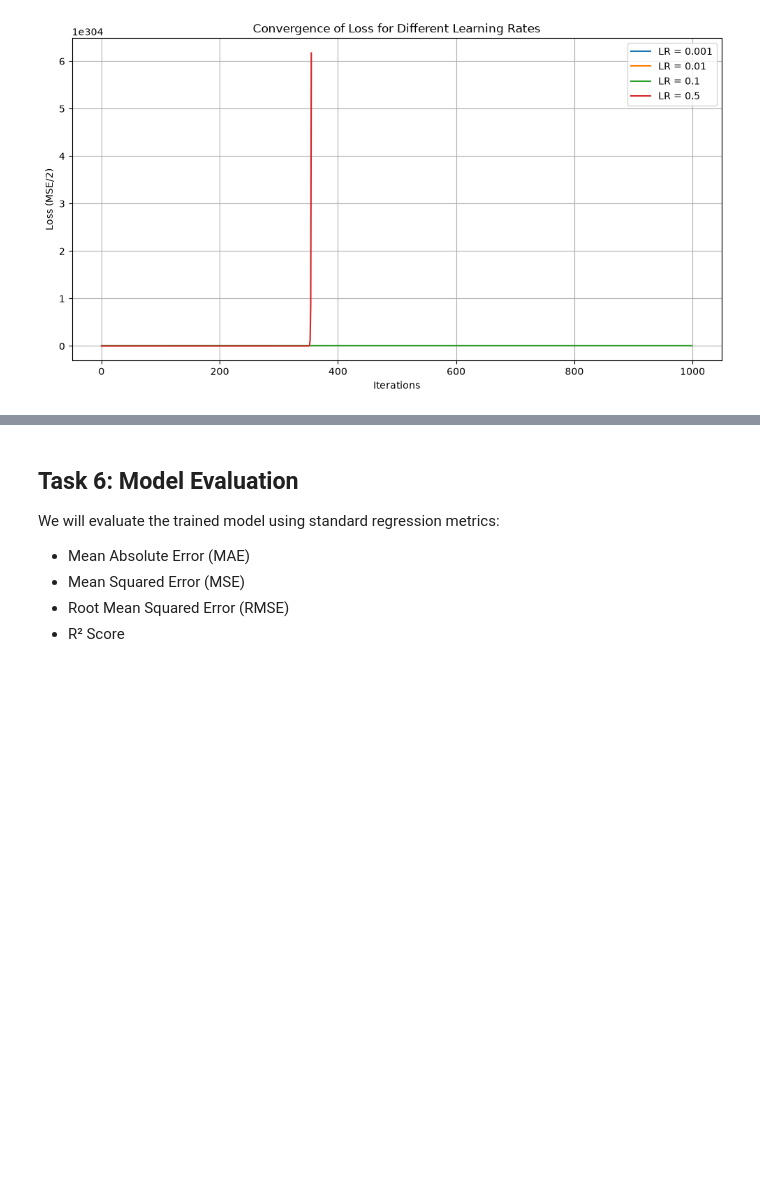
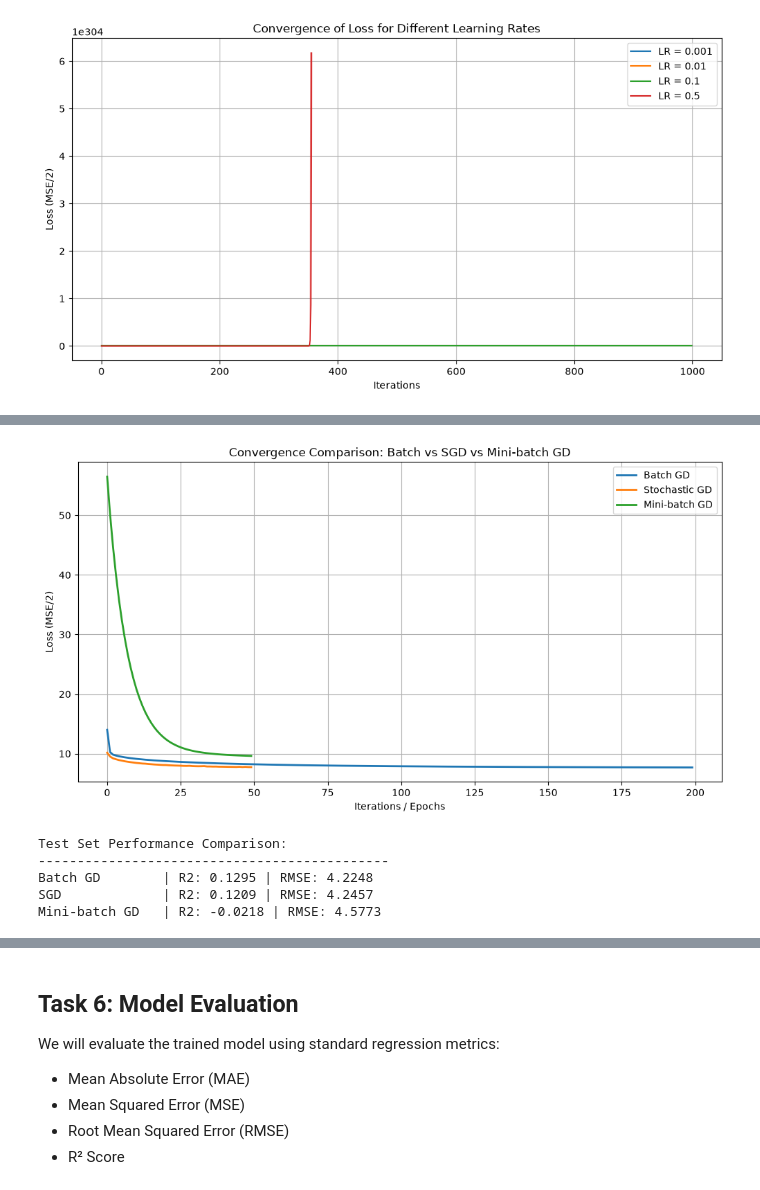
Before and after one commit to K1NGS1LVER/MCA_machine_learning, a Jupyter notebook: lab5/lab5_executed.ipynb, the cells around one changed output, grey strips where cells are left out. Drawn from its saved outputs; the diff is of its cells as text; code cells hidden in the pictures; blank space fills up the shorter version.

```diff
--- a/lab5/lab5_executed.ipynb
+++ b/lab5/lab5_executed.ipynb
@@ -122,9 +194,10 @@ Target: G3
 ## Task 3: Split Dataset into Training and Testing Sets
 We will use 80% for training and 20% for testing.
 # %%
-X = df[features]
-y = df[target]
+X = df_clean[features]
+y = df_clean[target]
 
+# 80/20 split to evaluate how well model generalizes
 X_train, X_test, y_train, y_test = train_test_split(X, y, test_size=0.2, random_state=42)
 
 print(f"Training set shape: {X_train.shape}")
@@ -148,6 +221,7 @@ class LinearRegressionGD:
         self.loss_history = []
 
     def _compute_loss(self, X, y):
+        """MSE/2 loss - the 1/2 cancels with the exponent derivative"""
         n = len(y)
         predictions = X.dot(self.weights) + self.bias
         loss = (1 / (2 * n)) * np.sum((predictions - y) ** 2)
@@ -245,0 +400,42 @@ plt.show()
+# %%
+# Select best LR from Task 5
+best_lr = min(models.keys(), key=lambda lr: models[lr].loss_history[-1])
+
+# Train all three variants
+batch_gd = LinearRegressionGD(learning_rate=best_lr, n_iterations=200)
+batch_gd.fit(X_train_processed, y_train.values)
+
+# SGD/Mini-batch need lower LR since they see less data per update
+sgd = StochasticLinearRegressionGD(learning_rate=0.001, n_epochs=50)
+sgd.fit(X_train_processed, y_train.values)
+
+minibatch_gd = MiniBatchLinearRegressionGD(learning_rate=0.001, n_epochs=50, batch_size=32)
+minibatch_gd.fit(X_train_processed, y_train.values)
+
+# Plot convergence comparison
+plt.figure(figsize=(12, 6))
+plt.plot(batch_gd.loss_history, label="Batch GD", linewidth=2)
+plt.plot(sgd.loss_history, label="Stochastic GD", linewidth=2)
+plt.plot(minibatch_gd.loss_history, label="Mini-batch GD", linewidth=2)
+plt.xlabel("Iterations / Epochs")
+plt.ylabel("Loss (MSE/2)")
+plt.title("Convergence Comparison: Batch vs SGD vs Mini-batch GD")
+plt.legend()
+plt.grid(True)
+plt.show()
+
+# Compare final metrics on test set
+print("\nTest Set Performance Comparison:")
+print("-" * 45)
+for name, model in [("Batch GD", batch_gd), ("SGD", sgd), ("Mini-batch GD", minibatch_gd)]:
+    y_pred = model.predict(X_test_processed)
+    r2 = r2_score(y_test, y_pred)
+    rmse = np.sqrt(mean_squared_error(y_test, y_pred))
+    print(f"{name:15s} | R2: {r2:.4f} | RMSE: {rmse:.4f}")
+# %% [output]
+[figure, added]
+Test Set Performance Comparison:
+---------------------------------------------
+Batch GD        | R2: 0.1295 | RMSE: 4.2248
+SGD             | R2: 0.1209 | RMSE: 4.2457
+Mini-batch GD   | R2: -0.0218 | RMSE: 4.5773
```
Also changed, not shown: parts of 20 cells of this notebook, 7 other files.
